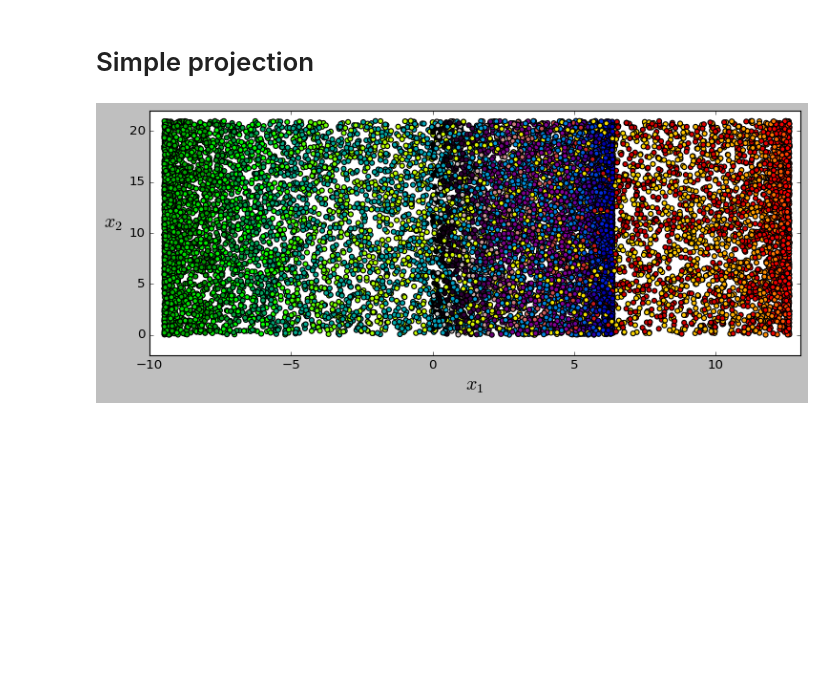
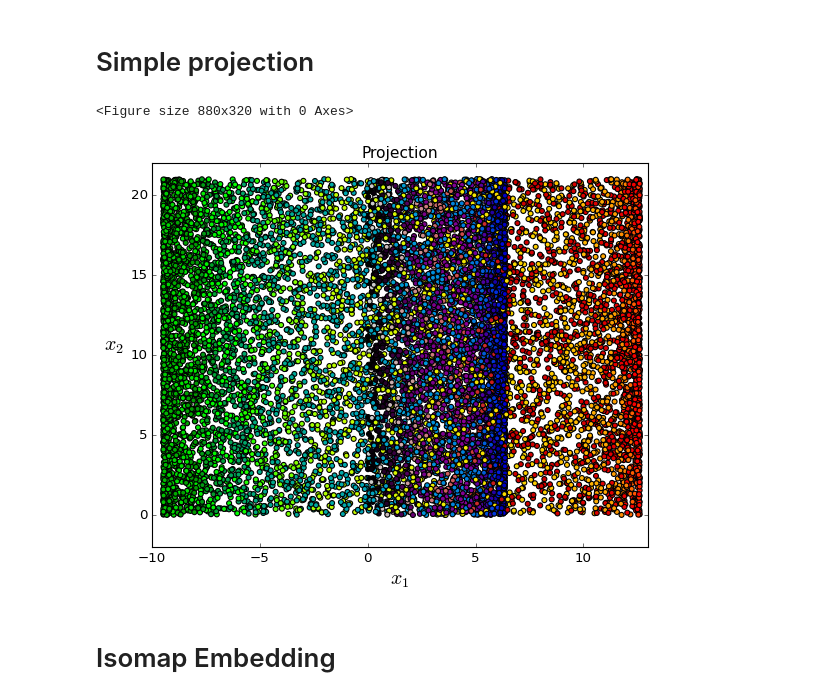
Before and after one commit to cedric-uden/Dimensionality-Reduction, a Jupyter notebook: notebooks/Swiss_Roll.ipynb, the cells around one changed output. Cells and saved outputs as stored; diff of their text form; code cells hidden in the pictures; blank space fills up the shorter version.

Commit message:
updated the swiss roll example with isomap embedding

```diff
--- a/notebooks/Swiss_Roll.ipynb
+++ b/notebooks/Swiss_Roll.ipynb
@@ -29,10 +29,15 @@ plt.show()
 # Simple projection
 # %%
 plt.figure(figsize=(11, 4))
+plt.figure(facecolor="white")
+plt.title("Projection", fontsize=14)
 plt.scatter(X[:, 0], X[:, 1], c=t, cmap=swiss_roll_color)  # simply project onto axis 0 and 1
 plt.axis([-10, 13, -2, 22])
 plt.xlabel("$x_1$", fontsize=18)
 plt.ylabel("$x_2$", fontsize=18, rotation=0, labelpad=15)
 plt.show()
 # %% [output]
+<Figure size 880x320 with 0 Axes>
-[figure, old version]
+[figure, new version]
+# %% [markdown]
+# Isomap Embedding
```
Also changed, not shown: parts of 2 cells of this notebook.
